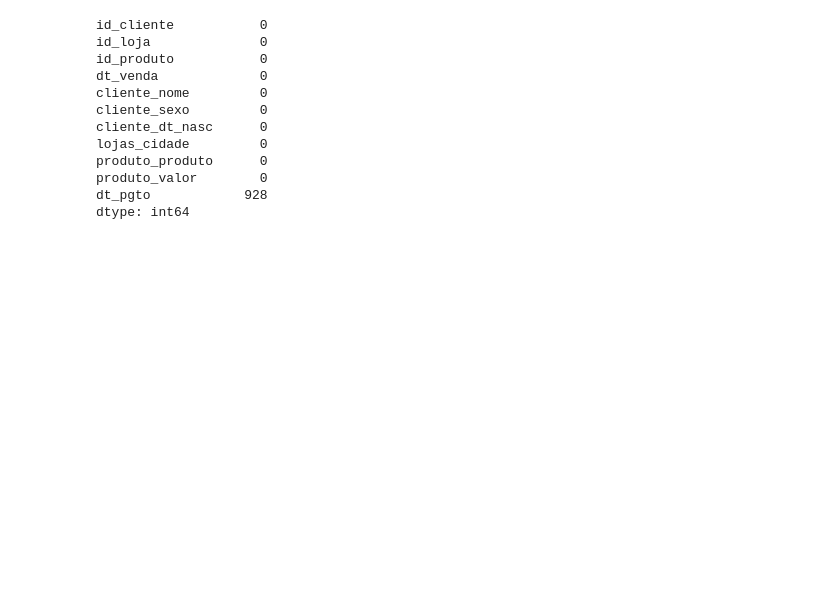
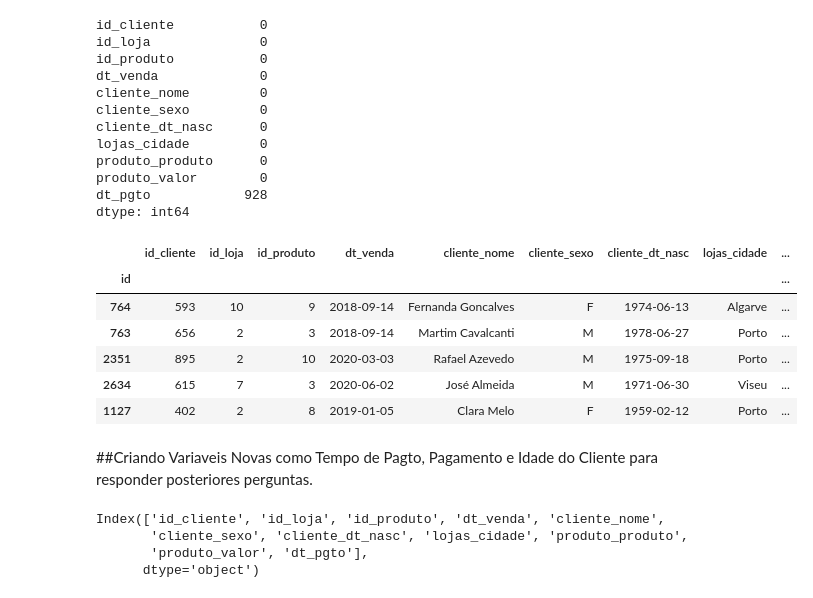
Before and after one commit to Gcango/Analise_Vendas_Soft_You, a Jupyter notebook: Soft_You_Analise_de_Vendas.ipynb, the cells around one changed output. Cells and saved outputs as stored; diff of their text form; code cells hidden in the pictures; blank space fills up the shorter version.

```diff
--- a/Soft_You_Analise_de_Vendas.ipynb
+++ b/Soft_You_Analise_de_Vendas.ipynb
@@ -444,3 +444,22 @@ produto_produto      0
 produto_valor        0
 dt_pgto            928
 dtype: int64
+# %%
+dados.sample(5)
+# %% [output]
+|  | id_cliente | id_loja | id_produto | dt_venda | cliente_nome | cliente_sexo | cliente_dt_nasc | lojas_cidade | ... |
+| id |  |  |  |  |  |  |  |  | ... |
+| 764 | 593 | 10 | 9 | 2018-09-14 | Fernanda Goncalves | F | 1974-06-13 | Algarve | ... |
+| 763 | 656 | 2 | 3 | 2018-09-14 | Martim Cavalcanti | M | 1978-06-27 | Porto | ... |
+| 2351 | 895 | 2 | 10 | 2020-03-03 | Rafael Azevedo | M | 1975-09-18 | Porto | ... |
+| 2634 | 615 | 7 | 3 | 2020-06-02 | José Almeida | M | 1971-06-30 | Viseu | ... |
+| 1127 | 402 | 2 | 8 | 2019-01-05 | Clara Melo | F | 1959-02-12 | Porto | ... |
+# %% [markdown]
+##Criando Variaveis Novas como Tempo de Pagto, Pagamento e  Idade do Cliente para responder posteriores perguntas.
+# %%
+dados.columns
+# %% [output]
+Index(['id_cliente', 'id_loja', 'id_produto', 'dt_venda', 'cliente_nome',
+       'cliente_sexo', 'cliente_dt_nasc', 'lojas_cidade', 'produto_produto',
+       'produto_valor', 'dt_pgto'],
+      dtype='object')
```
Also changed, not shown: parts of 10 cells of this notebook.
